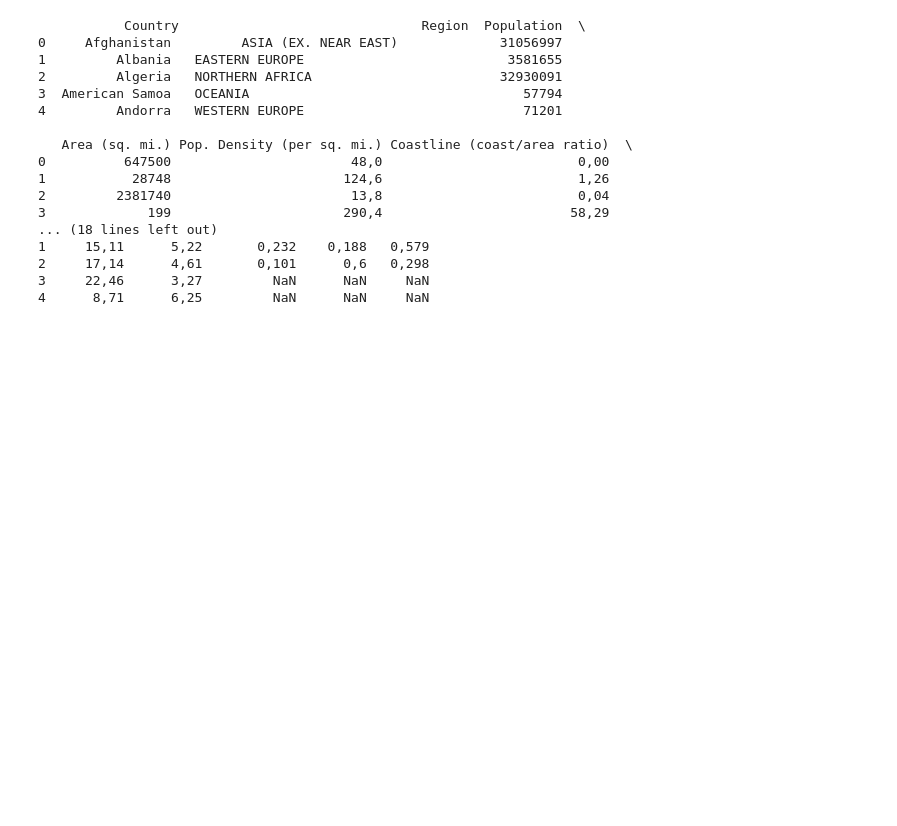
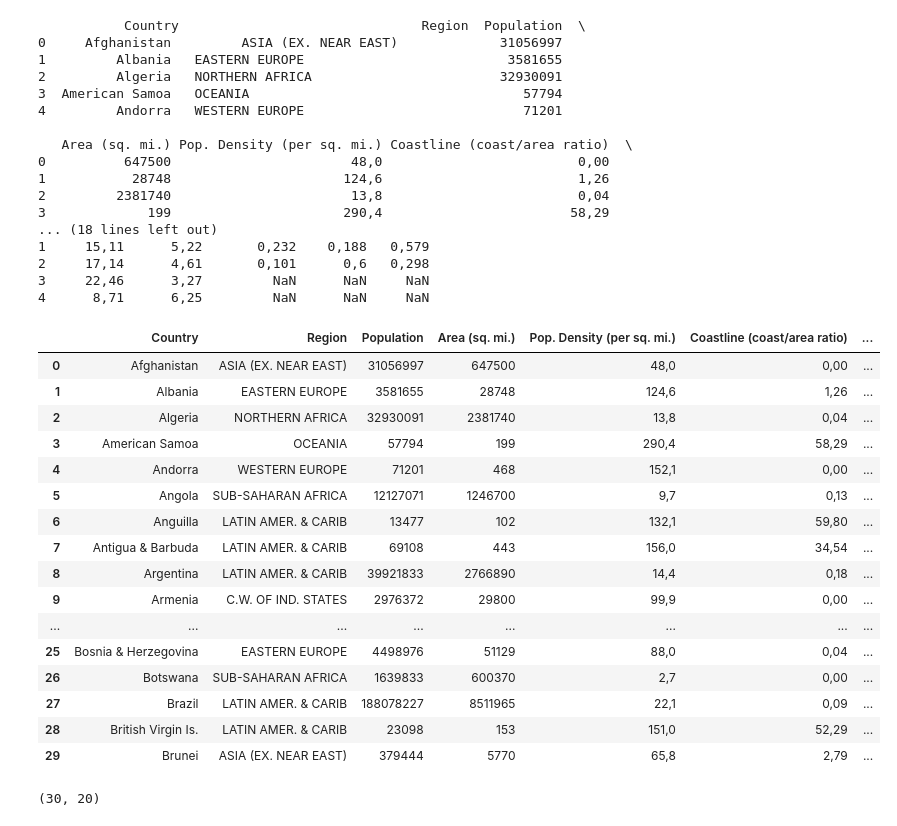
Before and after one commit to yfwjay/unsupervised_learning, a Jupyter notebook: hierarchical_visualisation.ipynb, the cells around one changed output. Cells and saved outputs as stored; diff of their text form; code cells hidden in the pictures; blank space fills up the shorter version.

```diff
--- a/hierarchical_visualisation.ipynb
+++ b/hierarchical_visualisation.ipynb
@@ -51,0 +54,25 @@ print(df.head())
+# %%
+df = df.head(30)
+df
+# %% [output]
+|  | Country | Region | Population | Area (sq. mi.) | Pop. Density (per sq. mi.) | Coastline (coast/area ratio) | ... |
+| 0 | Afghanistan | ASIA (EX. NEAR EAST) | 31056997 | 647500 | 48,0 | 0,00 | ... |
+| 1 | Albania | EASTERN EUROPE | 3581655 | 28748 | 124,6 | 1,26 | ... |
+| 2 | Algeria | NORTHERN AFRICA | 32930091 | 2381740 | 13,8 | 0,04 | ... |
+| 3 | American Samoa | OCEANIA | 57794 | 199 | 290,4 | 58,29 | ... |
+| 4 | Andorra | WESTERN EUROPE | 71201 | 468 | 152,1 | 0,00 | ... |
+| 5 | Angola | SUB-SAHARAN AFRICA | 12127071 | 1246700 | 9,7 | 0,13 | ... |
+| 6 | Anguilla | LATIN AMER. & CARIB | 13477 | 102 | 132,1 | 59,80 | ... |
+| 7 | Antigua & Barbuda | LATIN AMER. & CARIB | 69108 | 443 | 156,0 | 34,54 | ... |
+| 8 | Argentina | LATIN AMER. & CARIB | 39921833 | 2766890 | 14,4 | 0,18 | ... |
+| 9 | Armenia | C.W. OF IND. STATES | 2976372 | 29800 | 99,9 | 0,00 | ... |
+| ... | ... | ... | ... | ... | ... | ... | ... |
+| 25 | Bosnia & Herzegovina | EASTERN EUROPE | 4498976 | 51129 | 88,0 | 0,04 | ... |
+| 26 | Botswana | SUB-SAHARAN AFRICA | 1639833 | 600370 | 2,7 | 0,00 | ... |
+| 27 | Brazil | LATIN AMER. & CARIB | 188078227 | 8511965 | 22,1 | 0,09 | ... |
+| 28 | British Virgin Is. | LATIN AMER. & CARIB | 23098 | 153 | 151,0 | 52,29 | ... |
+| 29 | Brunei | ASIA (EX. NEAR EAST) | 379444 | 5770 | 65,8 | 2,79 | ... |
+# %%
+df.shape
+# %% [output]
+(30, 20)
```
Also changed, not shown: parts of 15 cells of this notebook.
